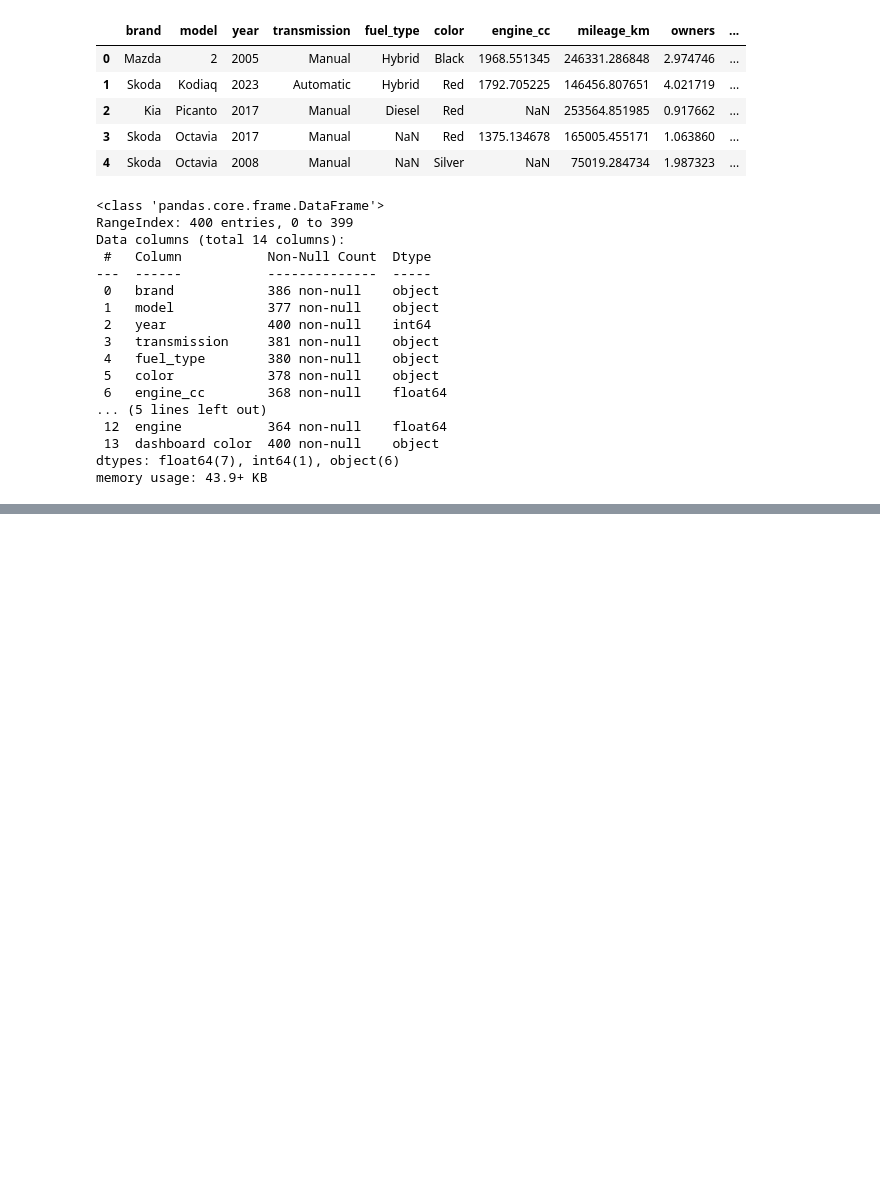
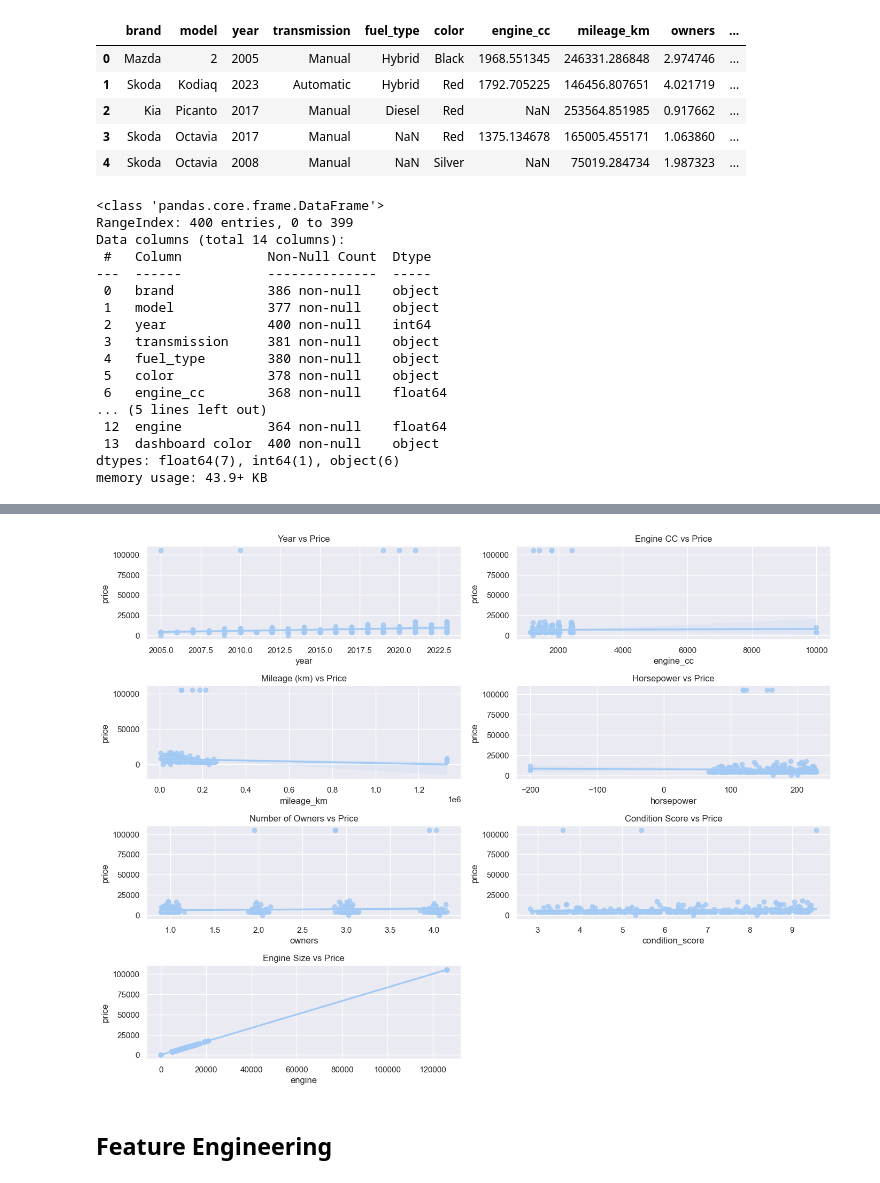
Before and after one commit to ori112/car_pricing_prediction, a Jupyter notebook: project_notebook.ipynb, the cells around one changed output, grey strips where cells are left out. Cells and saved outputs as stored; diff of their text form; code cells hidden in the pictures; blank space fills up the shorter version.

```diff
--- a/project_notebook.ipynb
+++ b/project_notebook.ipynb
@@ -61 +212,46 @@ np.int64(2005)
+# %%
+# visualizing relationships between numeric features and target variables
+plt.figure(figsize=(14, 18))
+
+# year vs price
+plt.subplot(7, 2, 1)
+sns.regplot(data=df, x="year", y="price")
+plt.title("Year vs Price")
+
+# engine_cc vs price
+plt.subplot(7, 2, 2)
+sns.regplot(data=df, x="engine_cc", y="price")
+plt.title("Engine CC vs Price")
+
+# mileage_km vs price
+plt.subplot(7, 2, 3)
+sns.regplot(data=df, x="mileage_km", y="price")
+plt.title("Mileage (km) vs Price")
+
+# horsepower vs price
+plt.subplot(7, 2, 4)
+sns.regplot(data=df, x="horsepower", y="price")
+plt.title("Horsepower vs Price")
+
+# owners vs price
+plt.subplot(7, 2, 5)
+sns.regplot(data=df, x="owners", y="price")
+plt.title("Number of Owners vs Price")
+
+# condition_score vs price
+plt.subplot(7, 2, 6)
+sns.regplot(data=df, x="condition_score", y="price")
+plt.title("Condition Score vs Price")
+
+# engine vs price
+plt.subplot(7, 2, 7)
+sns.regplot(data=df, x="engine", y="price")
+plt.title("Engine Size vs Price")
+
+plt.tight_layout()
+plt.show()
+# %% [output]
+[figure, added]
+# %% [markdown]
+## Feature Engineering
 # %%
```
Also changed, not shown: parts of 14 cells of this notebook.
